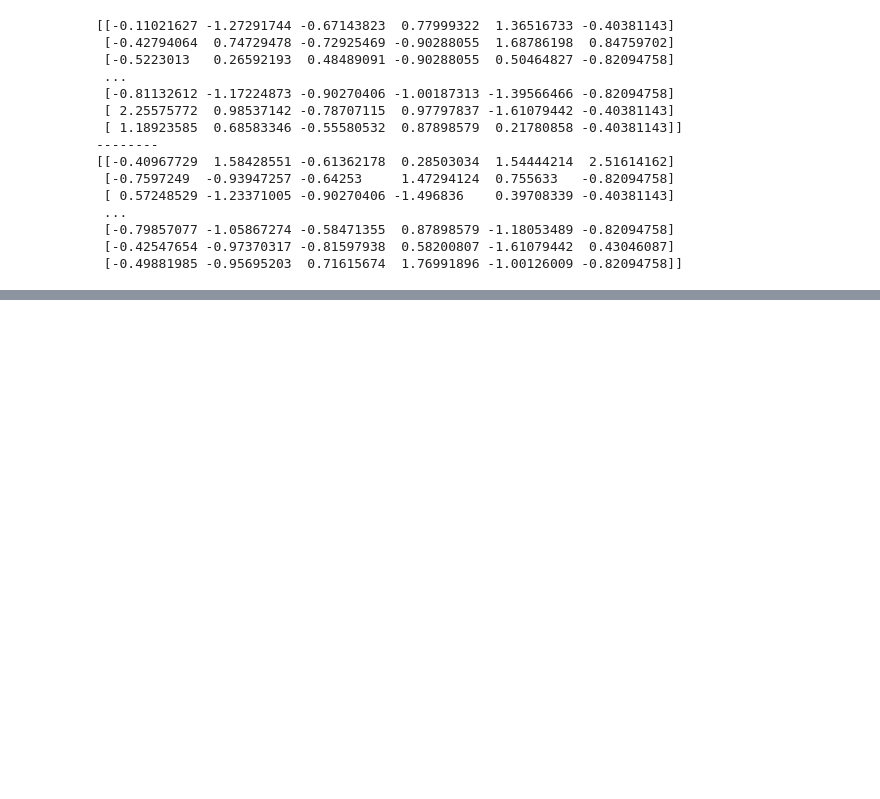
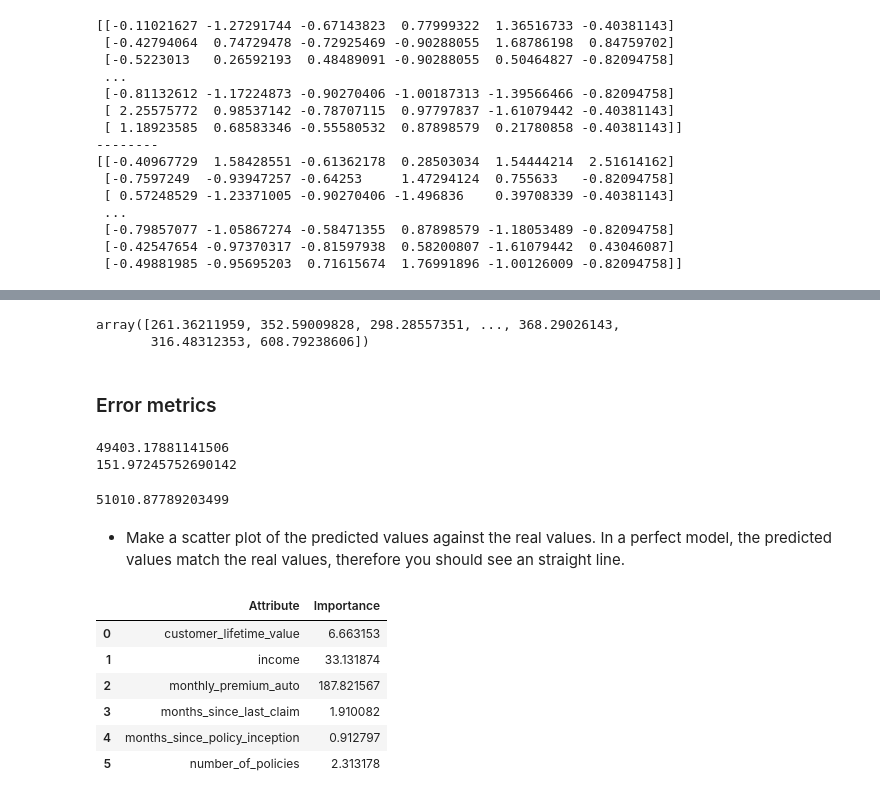
Before and after one commit to ellagoesbeyond/DA_Lab, a Jupyter notebook: week 4/week_four_day_2_LAB_Data Transformation.ipynb, the cells around one changed output, grey strips where cells are left out. Saved outputs shown, nothing was run; the diff lists cells and outputs as text; code cells hidden in the pictures; blank space fills up the shorter version.

```diff
--- a/week 4/week_four_day_2_LAB_Data Transformation.ipynb
+++ b/week 4/week_four_day_2_LAB_Data Transformation.ipynb
@@ -690,0 +706,30 @@ array([709.04535102])
+# %%
+y_pred_test
+# %% [output]
+array([261.36211959, 352.59009828, 298.28557351, ..., 368.29026143,
+       316.48312353, 608.79238606])
+# %% [markdown]
+### Error metrics
+# %%
+print(mse(y_test,y_pred_test))
+print(mae(y_test,y_pred_test)) #avg amount of total claims which
+# %% [output]
+49403.17881141506
+151.97245752690142
+# %%
+mse (y_train,y_pred_train)
+# %% [output]
+51010.87789203499
+# %% [markdown]
+- Make a scatter plot of the predicted values against the real values. In a perfect model, the predicted values match the real values, therefore you should see an straight line.
+# %%
+features_importances = pd.DataFrame(data = {"Attribute": X_train.columns, "Importance": abs(model.coef_)})
+features_importances
+# %% [output]
+|  | Attribute | Importance |
+| 0 | customer_lifetime_value | 6.663153 |
+| 1 | income | 33.131874 |
+| 2 | monthly_premium_auto | 187.821567 |
+| 3 | months_since_last_claim | 1.910082 |
+| 4 | months_since_policy_inception | 0.912797 |
+| 5 | number_of_policies | 2.313178 |
```
Also changed, not shown: parts of 34 cells of this notebook.
